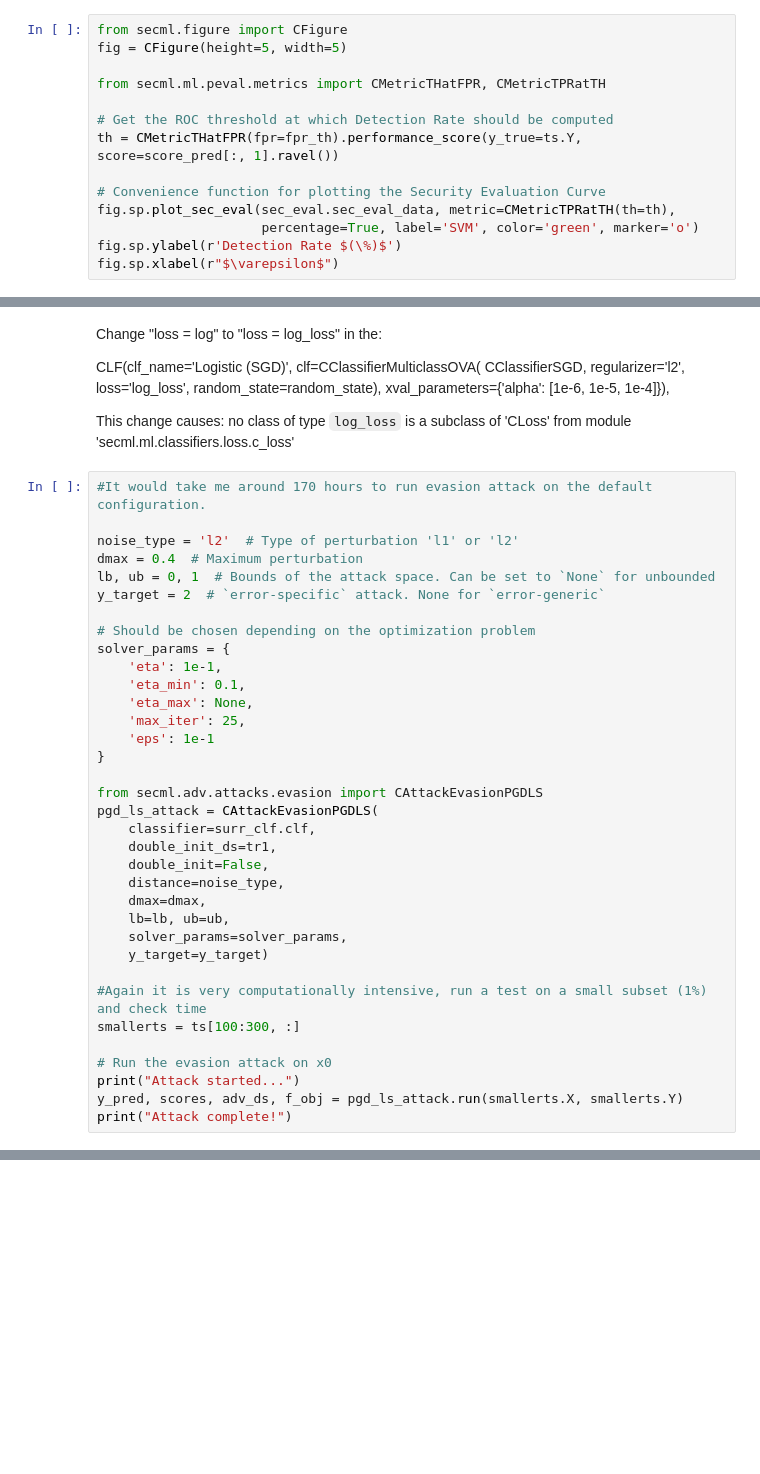
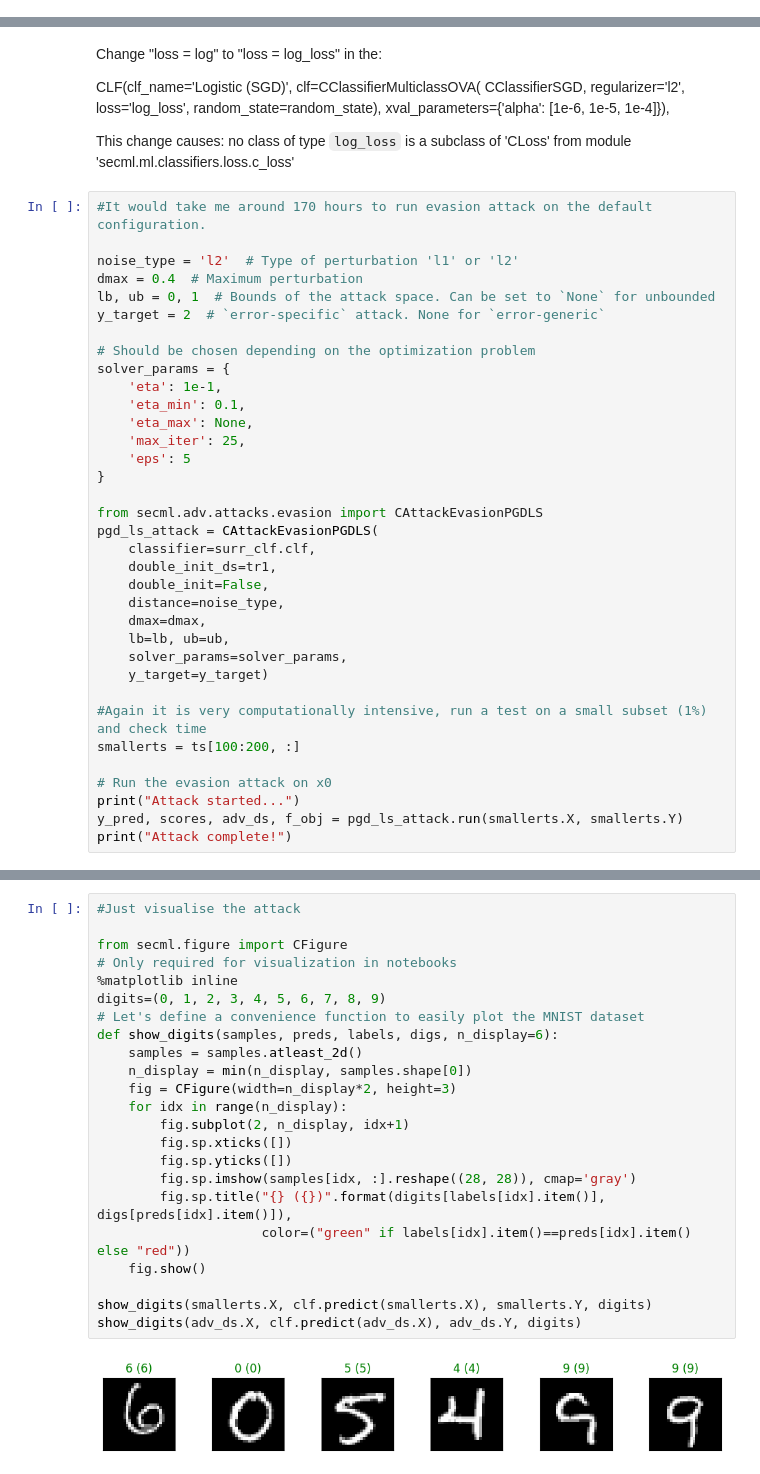
Before and after one commit to Pabilito/AI-paper-results-reproduction, a Jupyter notebook: AI_Project.ipynb, the cells around one changed output, grey strips where cells are left out. Saved outputs shown, nothing was run; the diff lists cells and outputs as text; blank space fills up the shorter version.

Commit message:
Added option to visualized digits after perturbation

```diff
--- a/AI_Project.ipynb
+++ b/AI_Project.ipynb
@@ -159,14 +30,0 @@ Security evaluation completed!
-# %%
-from secml.figure import CFigure
-fig = CFigure(height=5, width=5)
-
-from secml.ml.peval.metrics import CMetricTHatFPR, CMetricTPRatTH
-
-# Get the ROC threshold at which Detection Rate should be computed
-th = CMetricTHatFPR(fpr=fpr_th).performance_score(y_true=ts.Y, score=score_pred[:, 1].ravel())
-
-# Convenience function for plotting the Security Evaluation Curve
-fig.sp.plot_sec_eval(sec_eval.sec_eval_data, metric=CMetricTPRatTH(th=th),
-                     percentage=True, label='SVM', color='green', marker='o')
-fig.sp.ylabel(r'Detection Rate $(\%)$')
-fig.sp.xlabel(r"$\varepsilon$")
@@ -385,7 +238,7 @@ solver_params = {
     'eta_min': 0.1,
     'eta_max': None,
     'max_iter': 25,
-    'eps': 1e-1
+    'eps': 5
 }
 
 from secml.adv.attacks.evasion import CAttackEvasionPGDLS
@@ -400,7 +253,7 @@ pgd_ls_attack = CAttackEvasionPGDLS(
     y_target=y_target)
 
 #Again it is very computationally intensive, run a test on a small subset (1%) and check time
-smallerts = ts[100:300, :]
+smallerts = ts[100:200, :]
 
 # Run the evasion attack on x0
 print("Attack started...")
@@ -410,0 +265,25 @@ Attack started...
+# %%
+#Just visualise the attack
+
+from secml.figure import CFigure
+# Only required for visualization in notebooks
+%matplotlib inline
+digits=(0, 1, 2, 3, 4, 5, 6, 7, 8, 9)
+# Let's define a convenience function to easily plot the MNIST dataset
+def show_digits(samples, preds, labels, digs, n_display=6):
+    samples = samples.atleast_2d()
+    n_display = min(n_display, samples.shape[0])
+    fig = CFigure(width=n_display*2, height=3)
+    for idx in range(n_display):
+        fig.subplot(2, n_display, idx+1)
+        fig.sp.xticks([])
+        fig.sp.yticks([])
+        fig.sp.imshow(samples[idx, :].reshape((28, 28)), cmap='gray')
+        fig.sp.title("{} ({})".format(digits[labels[idx].item()], digs[preds[idx].item()]),
+                     color=("green" if labels[idx].item()==preds[idx].item() else "red"))
+    fig.show()
+
+show_digits(smallerts.X, clf.predict(smallerts.X), smallerts.Y, digits)
+show_digits(adv_ds.X, clf.predict(adv_ds.X), adv_ds.Y, digits)
+# %% [output]
+[figure, added]
```
Also changed, not shown: parts of 12 cells of this notebook.
